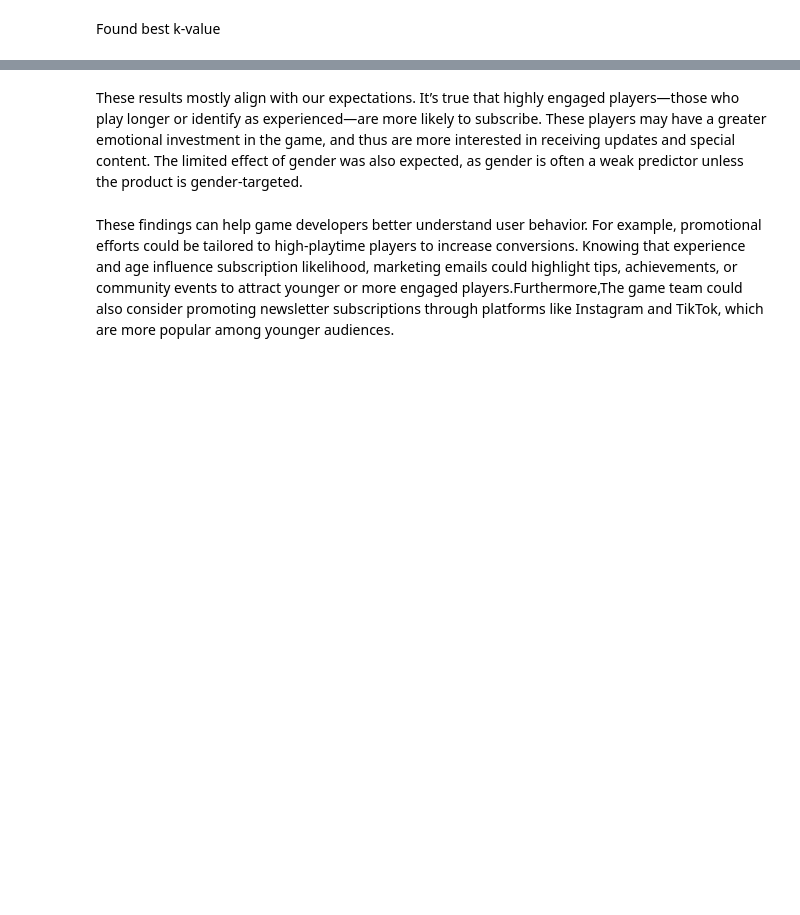
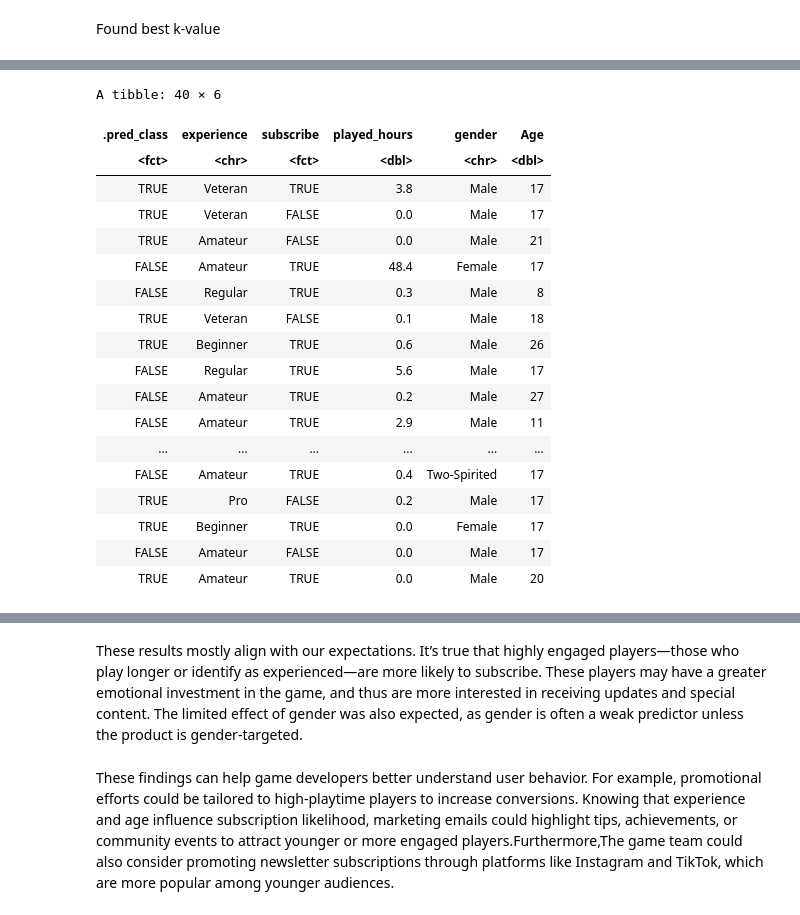
Before and after one commit to cmojar9/dsci-100-project-new, a Jupyter notebook: game_subscription_knn_report-3-3.ipynb, the cells around one changed output, grey strips where cells are left out. Drawn from its saved outputs; the diff is of its cells as text; code cells hidden in the pictures; blank space fills up the shorter version.

```diff
--- a/game_subscription_knn_report-3-3.ipynb
+++ b/game_subscription_knn_report-3-3.ipynb
@@ -335,0 +336,13 @@ We selected the value of 20 as the best k value.
+# %%
+
+# Creating model
+knn_spec <- nearest_neighbor(weight_func = "rectangular", neighbors = best_k) |>
+  set_engine("kknn") |>
+  set_mode("classification")
+
+knn_fit <- workflow() |>
+  add_recipe(players_recipe) |>
+  add_model(knn_spec) |>
+  fit(data = players_train)
+
+knn_fit
@@ -335,0 +367,25 @@ We selected the value of 20 as the best k value.
+# %%
+players_test_predictions <- predict(knn_fit, players_test) |>
+  bind_cols(players_test)
+
+players_test_predictions
+# %% [output]
+A tibble: 40 × 6
+| .pred_class | experience | subscribe | played_hours | gender | Age |
+| <fct> | <chr> | <fct> | <dbl> | <chr> | <dbl> |
+| TRUE | Veteran | TRUE | 3.8 | Male | 17 |
+| TRUE | Veteran | FALSE | 0.0 | Male | 17 |
+| TRUE | Amateur | FALSE | 0.0 | Male | 21 |
+| FALSE | Amateur | TRUE | 48.4 | Female | 17 |
+| FALSE | Regular | TRUE | 0.3 | Male | 8 |
+| TRUE | Veteran | FALSE | 0.1 | Male | 18 |
+| TRUE | Beginner | TRUE | 0.6 | Male | 26 |
+| FALSE | Regular | TRUE | 5.6 | Male | 17 |
+| FALSE | Amateur | TRUE | 0.2 | Male | 27 |
+| FALSE | Amateur | TRUE | 2.9 | Male | 11 |
+| ... | ... | ... | ... | ... | ... |
+| FALSE | Amateur | TRUE | 0.4 | Two-Spirited | 17 |
+| TRUE | Pro | FALSE | 0.2 | Male | 17 |
+| TRUE | Beginner | TRUE | 0.0 | Female | 17 |
+| FALSE | Amateur | FALSE | 0.0 | Male | 17 |
+| TRUE | Amateur | TRUE | 0.0 | Male | 20 |
```
Also changed, not shown: parts of 22 cells of this notebook.
